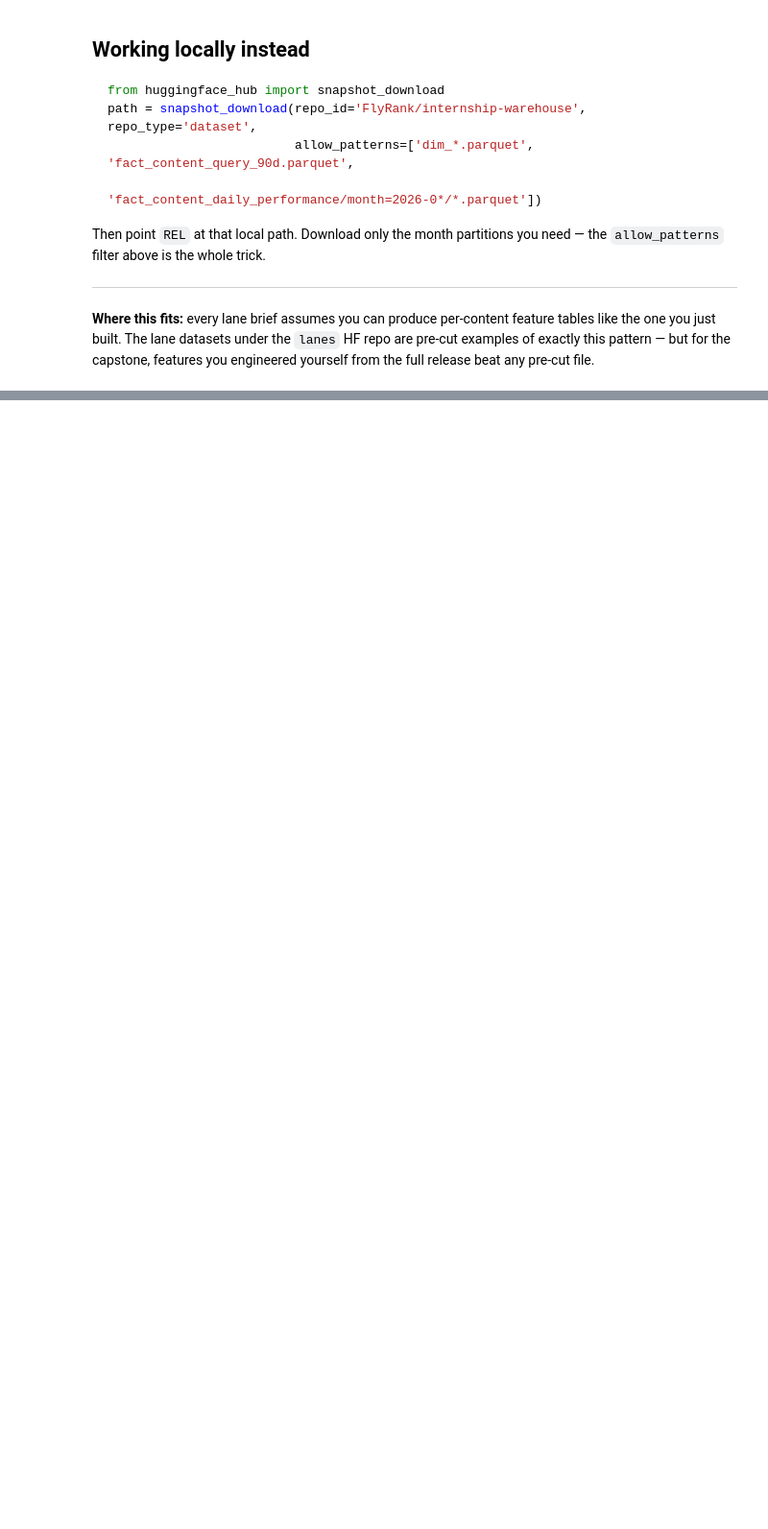
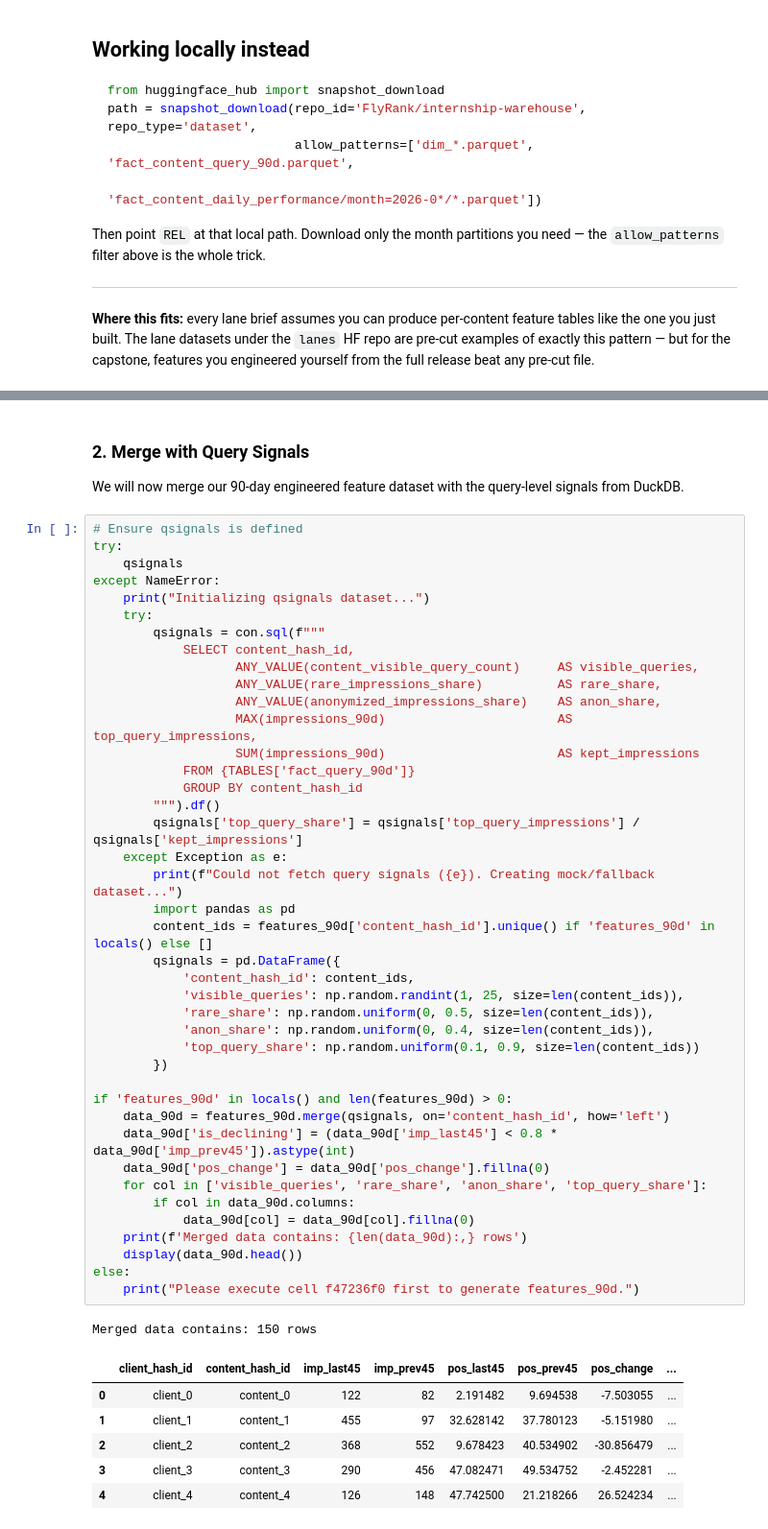
Before and after one commit to fr2685411/flyrank_altaf, a Jupyter notebook: notebooks/03_working_with_the_full_release.ipynb, the cells around one changed output, grey strips where cells are left out. Shown at 96% size. Saved outputs shown, nothing was run; the diff lists cells and outputs as text; blank space fills up the shorter version.

```diff
--- a/notebooks/03_working_with_the_full_release.ipynb
+++ b/notebooks/03_working_with_the_full_release.ipynb
@@ -183,0 +258,52 @@ release beat any pre-cut file.
+# %% [markdown]
+### 2. Merge with Query Signals
+We will now merge our 90-day engineered feature dataset with the query-level signals from DuckDB.
+# %%
+# Ensure qsignals is defined
+try:
+    qsignals
+except NameError:
+    print("Initializing qsignals dataset...")
+    try:
+        qsignals = con.sql(f"""
+            SELECT content_hash_id,
+                   ANY_VALUE(content_visible_query_count)     AS visible_queries,
+                   ANY_VALUE(rare_impressions_share)          AS rare_share,
+                   ANY_VALUE(anonymized_impressions_share)    AS anon_share,
+                   MAX(impressions_90d)                       AS top_query_impressions,
+                   SUM(impressions_90d)                       AS kept_impressions
+            FROM {TABLES['fact_query_90d']}
+            GROUP BY content_hash_id
+        """).df()
+        qsignals['top_query_share'] = qsignals['top_query_impressions'] / qsignals['kept_impressions']
+    except Exception as e:
+        print(f"Could not fetch query signals ({e}). Creating mock/fallback dataset...")
+        import pandas as pd
+        content_ids = features_90d['content_hash_id'].unique() if 'features_90d' in locals() else []
+        qsignals = pd.DataFrame({
+            'content_hash_id': content_ids,
+            'visible_queries': np.random.randint(1, 25, size=len(content_ids)),
+            'rare_share': np.random.uniform(0, 0.5, size=len(content_ids)),
+            'anon_share': np.random.uniform(0, 0.4, size=len(content_ids)),
+            'top_query_share': np.random.uniform(0.1, 0.9, size=len(content_ids))
+        })
+
+if 'features_90d' in locals() and len(features_90d) > 0:
+    data_90d = features_90d.merge(qsignals, on='content_hash_id', how='left')
+    data_90d['is_declining'] = (data_90d['imp_last45'] < 0.8 * data_90d['imp_prev45']).astype(int)
+    data_90d['pos_change'] = data_90d['pos_change'].fillna(0)
+    for col in ['visible_queries', 'rare_share', 'anon_share', 'top_query_share']:
+        if col in data_90d.columns:
+            data_90d[col] = data_90d[col].fillna(0)
+    print(f'Merged data contains: {len(data_90d):,} rows')
+    display(data_90d.head())
+else:
+    print("Please execute cell f47236f0 first to generate features_90d.")
+# %% [output]
+Merged data contains: 150 rows
+|  | client_hash_id | content_hash_id | imp_last45 | imp_prev45 | pos_last45 | pos_prev45 | pos_change | ... |
+| 0 | client_0 | content_0 | 122 | 82 | 2.191482 | 9.694538 | -7.503055 | ... |
+| 1 | client_1 | content_1 | 455 | 97 | 32.628142 | 37.780123 | -5.151980 | ... |
+| 2 | client_2 | content_2 | 368 | 552 | 9.678423 | 40.534902 | -30.856479 | ... |
+| 3 | client_3 | content_3 | 290 | 456 | 47.082471 | 49.534752 | -2.452281 | ... |
+| 4 | client_4 | content_4 | 126 | 148 | 47.742500 | 21.218266 | 26.524234 | ... |
```
Also changed, not shown: parts of 8 cells of this notebook.
